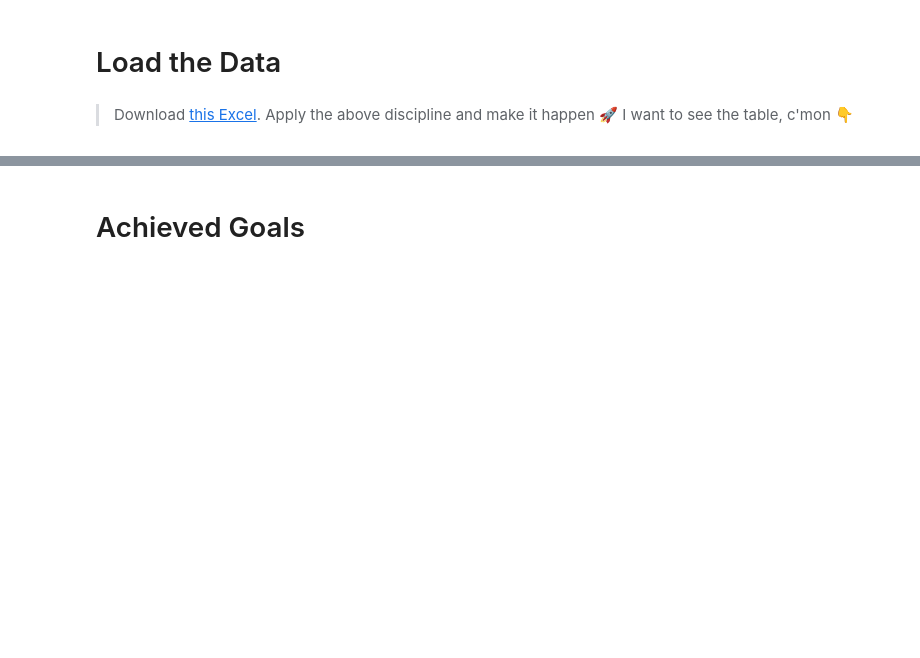
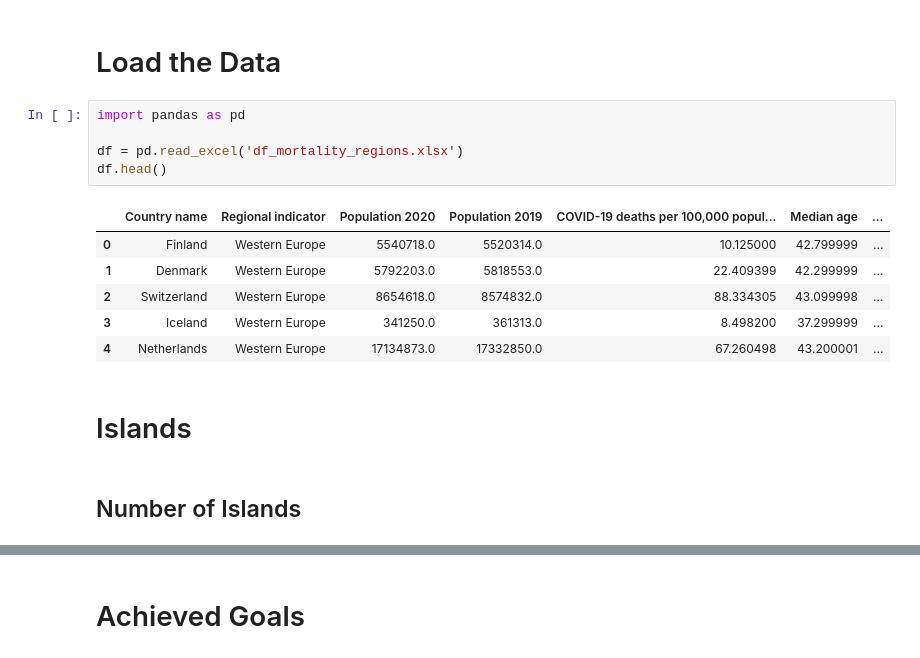
Before and after one commit to jsulopzs/resolving-python-method, a Jupyter notebook: #01. Data Tables & Basic Concepts of Programming/01practice.ipynb, the cells around one changed output, grey strips where cells are left out. Cells and saved outputs as stored; diff of their text form; blank space fills up the shorter version.

```diff
--- a/#01. Data Tables & Basic Concepts of Programming/01practice.ipynb
+++ b/#01. Data Tables & Basic Concepts of Programming/01practice.ipynb
@@ -24,7 +24,19 @@
 >   - Because they indicate the presence of a `function()`.
 # %% [markdown]
 # Load the Data
-# %% [markdown]
-> Download [this Excel](https://github.com/sotastica/data/raw/main/internet_usage_spain.xlsx).
-> Apply the above discipline and make it happen 🚀
-> I want to see the table, c'mon 👇
+# %%
+import pandas as pd
+
+df = pd.read_excel('df_mortality_regions.xlsx')
+df.head()
+# %% [output]
+|  | Country name | Regional indicator | Population 2020 | Population 2019 | COVID-19 deaths per 100,000 popul... | Median age | ... |
+| 0 | Finland | Western Europe | 5540718.0 | 5520314.0 | 10.125000 | 42.799999 | ... |
+| 1 | Denmark | Western Europe | 5792203.0 | 5818553.0 | 22.409399 | 42.299999 | ... |
+| 2 | Switzerland | Western Europe | 8654618.0 | 8574832.0 | 88.334305 | 43.099998 | ... |
+| 3 | Iceland | Western Europe | 341250.0 | 361313.0 | 8.498200 | 37.299999 | ... |
+| 4 | Netherlands | Western Europe | 17134873.0 | 17332850.0 | 67.260498 | 43.200001 | ... |
+# %% [markdown]
+# Islands
+# %% [markdown]
+## Number of Islands
```
Also changed, not shown: parts of 18 cells of this notebook, 8 other files.
